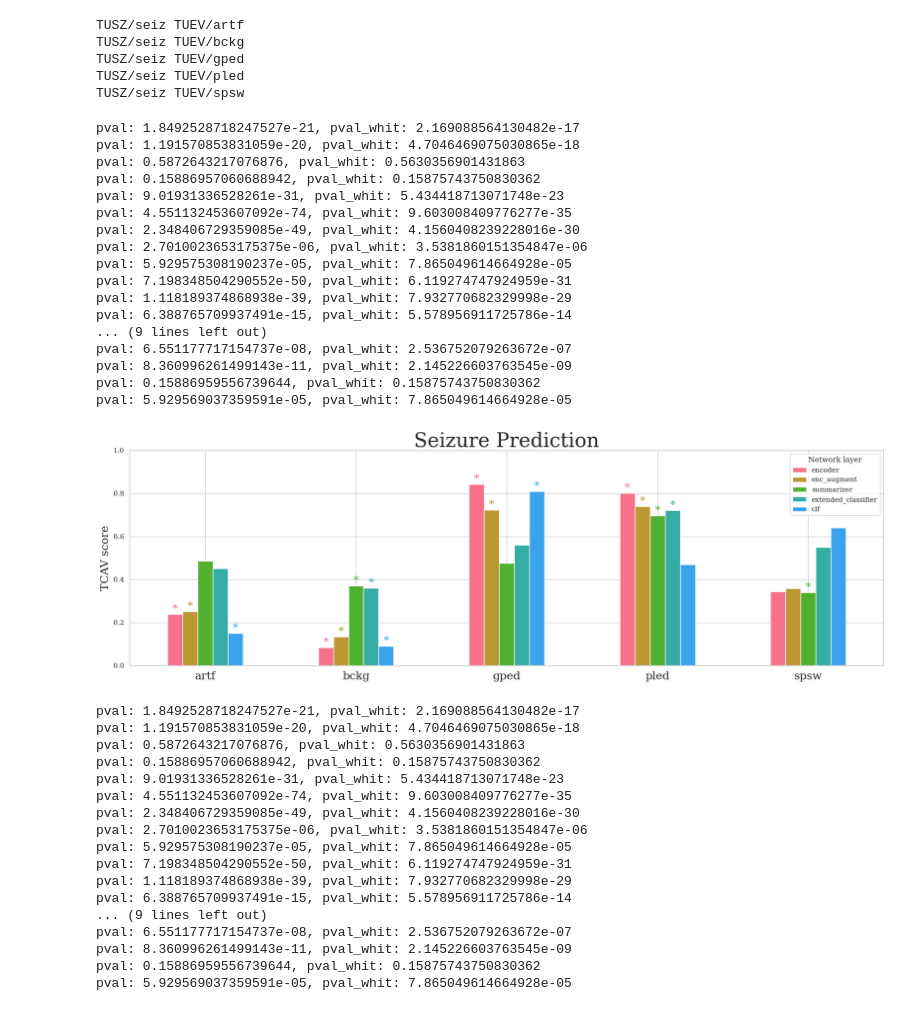
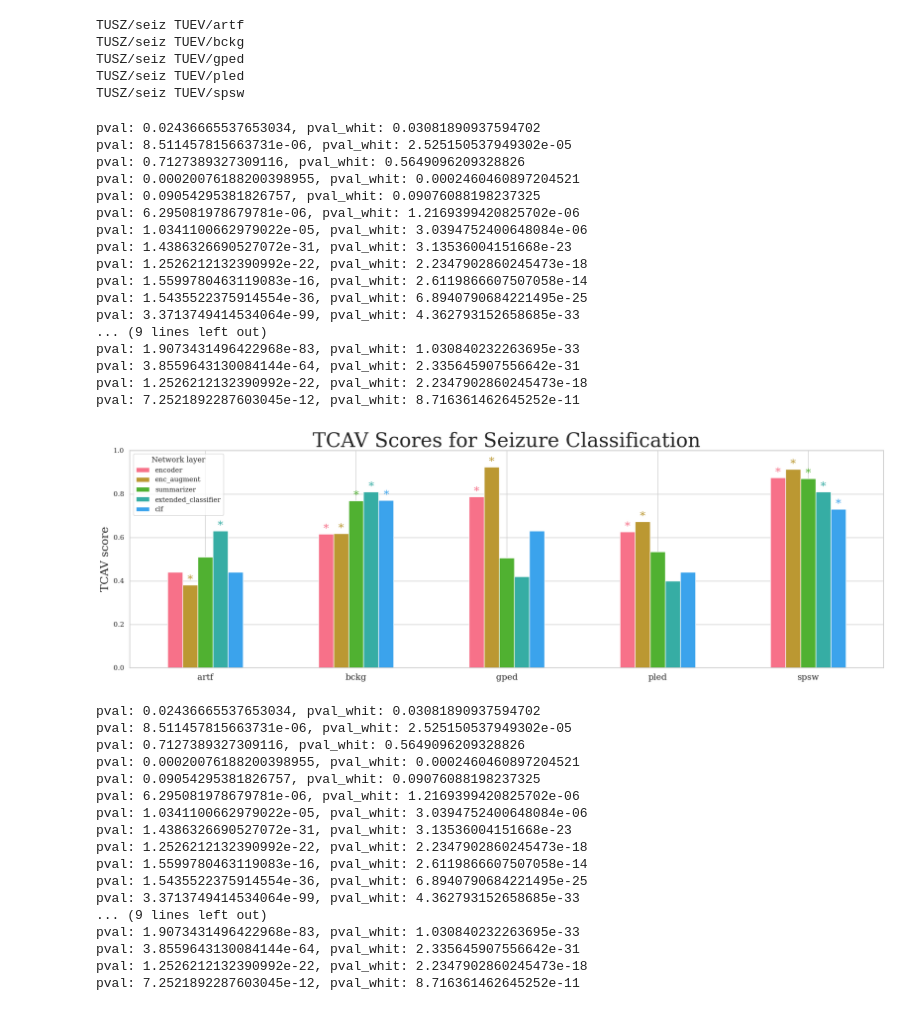
Before and after one commit to Ottohesten/Bachelors-explainability, a Jupyter notebook: tcav/concept_analysis/concept_analysis_seizure.ipynb, the cells around one changed output. Saved outputs shown, nothing was run; the diff lists cells and outputs as text; code cells hidden in the pictures.

Commit message:
ran tests again with different plot styling

```diff
--- a/tcav/concept_analysis/concept_analysis_seizure.ipynb
+++ b/tcav/concept_analysis/concept_analysis_seizure.ipynb
@@ -30,11 +30,11 @@ out_features = 2
 # encoder_path = "/scratch/agjma/checkpoints/tuh-noica-standardize-epoch=9-step=68317-val_loss=0.26.ckpt"
 
 # best model on subset (before) # worse model
-encoder_path = "/scratch/s194101/finetune_logs_all/tusz_noica_noica_60.0_nogroups_2/version_7/checkpoints/epoch=4-step=40.ckpt"
+# encoder_path = "/scratch/s194101/finetune_logs_all/tusz_noica_noica_60.0_nogroups_2/version_7/checkpoints/epoch=4-step=40.ckpt"
 
 
 # best model on eval set
-# encoder_path = "/scratch/s194101/finetune_logs_all/tusz_noica_noica_60.0_nogroups_whole_dataset/version_47/checkpoints/epoch=2-step=141.ckpt"
+encoder_path = "/scratch/s194101/finetune_logs_all/tusz_noica_noica_60.0_nogroups_whole_dataset/version_47/checkpoints/epoch=2-step=141.ckpt"
 
 # best model on train set 97 %
 # encoder_path = "/scratch/s194101/finetune_logs_all/tusz_noica_noica_60.0_nogroups_whole_dataset/version_1/checkpoints/epoch=13-step=658.ckpt"
@@ -110,9 +110,9 @@ Loaded dataset TUEV/spsw with 139 samples
 Loaded dataset TUEV/random with 200 samples
 Loaded input dataset TUSZ/seiz with 370 samples
 # %%
-# plt_name = f"tusz_seizure_best_eval_model_concepts{n_concept_samples}_runs{n_runs}_vs_{random_concept.replace('/', '_')}"
+plt_name = f"tusz_seizure_best_eval_model_concepts{n_concept_samples}_runs{n_runs}_vs_{random_concept.replace('/', '_')}"
 # plt_name = f"tusz_seizure_best_train_model_concepts{n_concept_samples}_runs{n_runs}_vs_{random_concept.replace('/', '_')}"
-plt_name = f"tusz_seizure_worse_model_concepts{n_concept_samples}_runs{n_runs}_vs_{random_concept.replace('/', '_')}"
+# plt_name = f"tusz_seizure_worse_model_concepts{n_concept_samples}_runs{n_runs}_vs_{random_concept.replace('/', '_')}"
 # %%
 experiment = experiments[0]
 f"/home/s194101/Bachelors-explainability/{experiment.inputs_name}_{experiment.concept_names[0].split('/')[-1]}.pkl" if "/" in experiment.concept_names[0] else f"/home/s194101/Bachelors-explainability/{experiment.inputs_name}_{experiment.concept_names[0]}.pkl"
@@ -183,47 +183,47 @@ for i, exp in enumerate(experiments):
 from plot_utils import assemble_scores, plot_tcav_scores, plot_tcav_scores_plotly
 # %%
 concept_names = ["artf", "bckg", "gped", "pled", "spsw"]
-title = "Seizure Prediction"
+title = "TCAV Scores for Seizure Classification"
 # plt_name = "TUEV_seizure_tuev_vs_random_tuh"
 
 scores_mean_df, scores_std_df = plot_tcav_scores(all_experimental_sets, all_tcav_scores, concept_names=concept_names, title=title, score_type="sign_count", alpha=0.05, only_significant=False, with_error=False, plt_name=plt_name, file_type="png")
 # scores_mean_df
 # scores_std_df
 plot_tcav_scores_plotly(all_experimental_sets, all_tcav_scores, concept_names=concept_names, title=title, score_type="sign_count", alpha=0.05, only_significant=False, with_error=False, plt_name=plt_name, file_type="png")
 # %% [output]
-pval: 1.8492528718247527e-21, pval_whit: 2.169088564130482e-17
-pval: 1.191570853831059e-20, pval_whit: 4.7046469075030865e-18
-pval: 0.5872643217076876, pval_whit: 0.5630356901431863
-pval: 0.15886957060688942, pval_whit: 0.15875743750830362
-pval: 9.01931336528261e-31, pval_whit: 5.434418713071748e-23
-pval: 4.551132453607092e-74, pval_whit: 9.603008409776277e-35
-pval: 2.348406729359085e-49, pval_whit: 4.1560408239228016e-30
-pval: 2.7010023653175375e-06, pval_whit: 3.5381860151354847e-06
-pval: 5.929575308190237e-05, pval_whit: 7.865049614664928e-05
-pval: 7.198348504290552e-50, pval_whit: 6.119274747924959e-31
-pval: 1.118189374868938e-39, pval_whit: 7.932770682329998e-29
-pval: 6.388765709937491e-15, pval_whit: 5.578956911725786e-14
+pval: 0.02436665537653034, pval_whit: 0.03081890937594702
+pval: 8.511457815663731e-06, pval_whit: 2.525150537949302e-05
+pval: 0.7127389327309116, pval_whit: 0.5649096209328826
+pval: 0.00020076188200398955, pval_whit: 0.0002460460897204521
+pval: 0.09054295381826757, pval_whit: 0.09076088198237325
+pval: 6.295081978679781e-06, pval_whit: 1.2169399420825702e-06
+pval: 1.0341100662979022e-05, pval_whit: 3.0394752400648084e-06
+pval: 1.4386326690527072e-31, pval_whit: 3.13536004151668e-23
+pval: 1.2526212132390992e-22, pval_whit: 2.2347902860245473e-18
+pval: 1.5599780463119083e-16, pval_whit: 2.6119866607507058e-14
+pval: 1.5435522375914554e-36, pval_whit: 6.8940790684221495e-25
+pval: 3.3713749414534064e-99, pval_whit: 4.362793152658685e-33
 ... (9 lines left out)
-pval: 6.551177717154737e-08, pval_whit: 2.536752079263672e-07
-pval: 8.360996261499143e-11, pval_whit: 2.145226603763545e-09
-pval: 0.15886959556739644, pval_whit: 0.15875743750830362
-pval: 5.929569037359591e-05, pval_whit: 7.865049614664928e-05
+pval: 1.9073431496422968e-83, pval_whit: 1.030840232263695e-33
+pval: 3.8559643130084144e-64, pval_whit: 2.335645907556642e-31
+pval: 1.2526212132390992e-22, pval_whit: 2.2347902860245473e-18
+pval: 7.2521892287603045e-12, pval_whit: 8.716361462645252e-11
-[figure, old version]
+[figure, new version]
-pval: 1.8492528718247527e-21, pval_whit: 2.169088564130482e-17
-pval: 1.191570853831059e-20, pval_whit: 4.7046469075030865e-18
-pval: 0.5872643217076876, pval_whit: 0.5630356901431863
-pval: 0.15886957060688942, pval_whit: 0.15875743750830362
-pval: 9.01931336528261e-31, pval_whit: 5.434418713071748e-23
-pval: 4.551132453607092e-74, pval_whit: 9.603008409776277e-35
-pval: 2.348406729359085e-49, pval_whit: 4.1560408239228016e-30
-pval: 2.7010023653175375e-06, pval_whit: 3.5381860151354847e-06
-pval: 5.929575308190237e-05, pval_whit: 7.865049614664928e-05
-pval: 7.198348504290552e-50, pval_whit: 6.119274747924959e-31
-pval: 1.118189374868938e-39, pval_whit: 7.932770682329998e-29
-pval: 6.388765709937491e-15, pval_whit: 5.578956911725786e-14
+pval: 0.02436665537653034, pval_whit: 0.03081890937594702
+pval: 8.511457815663731e-06, pval_whit: 2.525150537949302e-05
+pval: 0.7127389327309116, pval_whit: 0.5649096209328826
+pval: 0.00020076188200398955, pval_whit: 0.0002460460897204521
+pval: 0.09054295381826757, pval_whit: 0.09076088198237325
+pval: 6.295081978679781e-06, pval_whit: 1.2169399420825702e-06
+pval: 1.0341100662979022e-05, pval_whit: 3.0394752400648084e-06
+pval: 1.4386326690527072e-31, pval_whit: 3.13536004151668e-23
+pval: 1.2526212132390992e-22, pval_whit: 2.2347902860245473e-18
+pval: 1.5599780463119083e-16, pval_whit: 2.6119866607507058e-14
+pval: 1.5435522375914554e-36, pval_whit: 6.8940790684221495e-25
+pval: 3.3713749414534064e-99, pval_whit: 4.362793152658685e-33
 ... (9 lines left out)
-pval: 6.551177717154737e-08, pval_whit: 2.536752079263672e-07
-pval: 8.360996261499143e-11, pval_whit: 2.145226603763545e-09
-pval: 0.15886959556739644, pval_whit: 0.15875743750830362
-pval: 5.929569037359591e-05, pval_whit: 7.865049614664928e-05
+pval: 1.9073431496422968e-83, pval_whit: 1.030840232263695e-33
+pval: 3.8559643130084144e-64, pval_whit: 2.335645907556642e-31
+pval: 1.2526212132390992e-22, pval_whit: 2.2347902860245473e-18
+pval: 7.2521892287603045e-12, pval_whit: 8.716361462645252e-11
 [interactive output not drawn]
```
Also changed, not shown: parts of 2 cells of this notebook, 11 other files.
